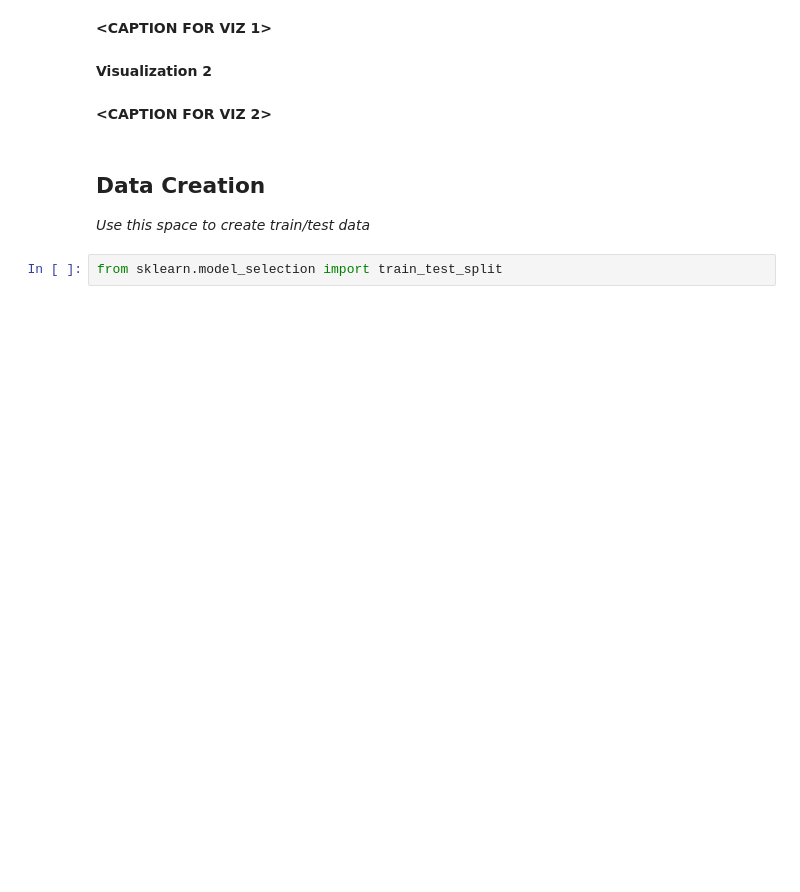
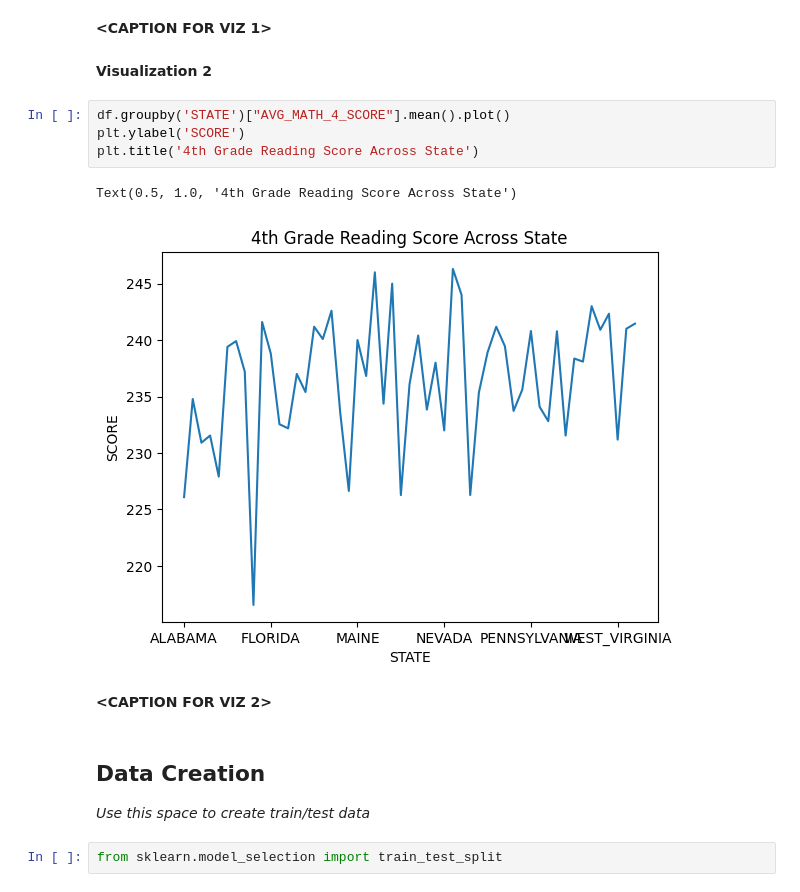
Before and after one commit to jiahaoch/MDST-Tutorial, a Jupyter notebook: tutorial1/checkpoint1.ipynb, the cells around one changed output. Drawn from its saved outputs; the diff is of its cells as text; blank space fills up the shorter version.

```diff
--- a/tutorial1/checkpoint1.ipynb
+++ b/tutorial1/checkpoint1.ipynb
@@ -122,6 +169,13 @@ Investigate the relationship between your chosen response variable and at least
 **<CAPTION FOR VIZ 1>**
 # %% [markdown]
 **Visualization 2**
+# %%
+df.groupby('STATE')["AVG_MATH_4_SCORE"].mean().plot()
+plt.ylabel('SCORE')
+plt.title('4th Grade Reading Score Across State')
+# %% [output]
+Text(0.5, 1.0, '4th Grade Reading Score Across State')
+[figure, added]
 # %% [markdown]
 **<CAPTION FOR VIZ 2>**
 # %% [markdown]
```
Also changed, not shown: parts of 21 cells of this notebook, 1 other file.
